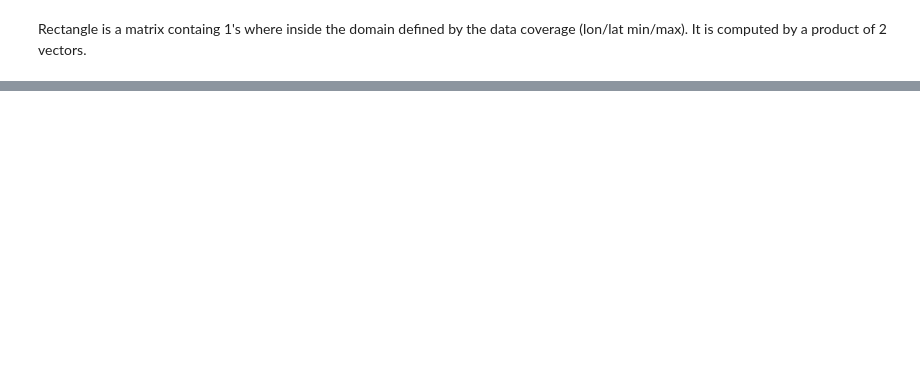
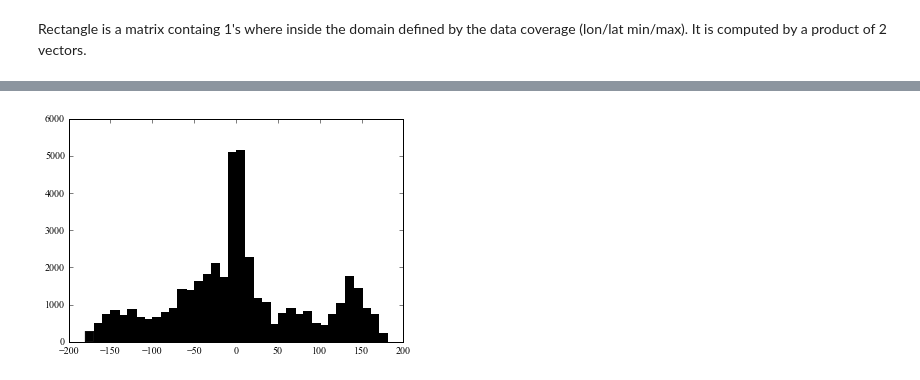
Before and after one commit to socib/SOCIB_plots, a Jupyter notebook: Projects/CMEMS/Communication2016Q1/compute_data_density.ipynb, the cells around one changed output, grey strips where cells are left out. Cells and saved outputs as stored; diff of their text form; code cells hidden in the pictures; blank space fills up the shorter version.

```diff
--- a/Projects/CMEMS/Communication2016Q1/compute_data_density.ipynb
+++ b/Projects/CMEMS/Communication2016Q1/compute_data_density.ipynb
@@ -56,0 +88,6 @@ plt.ylim(50, 70)
+# %%
+bins = np.arange(-180., 180.00001, 10.)
+plt.hist(lonmean, bins)
+plt.show()
+# %% [output]
+[figure, added]
```
Also changed, not shown: parts of 23 cells of this notebook, 5 other files.
